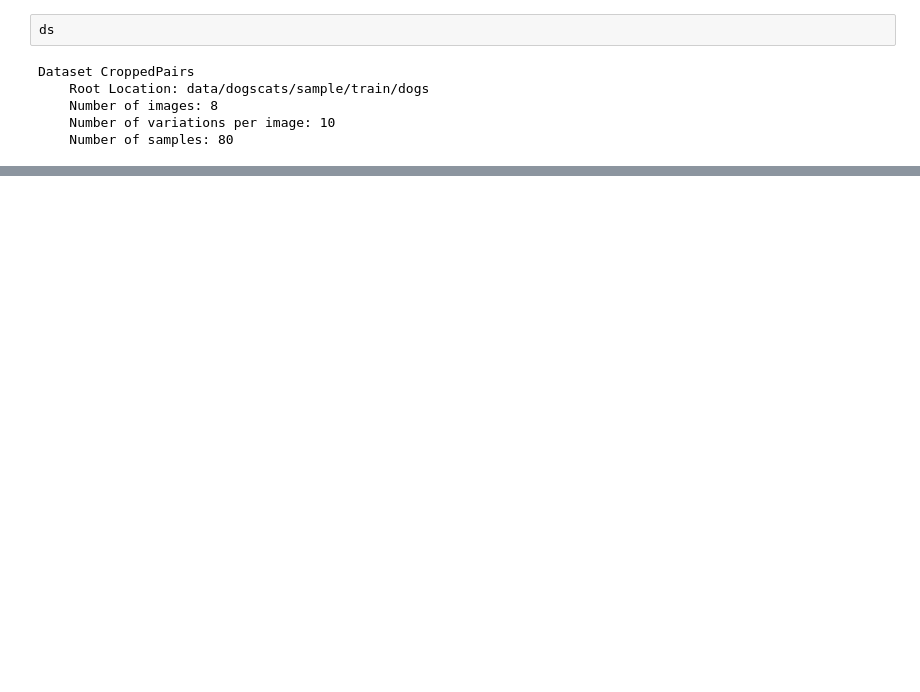
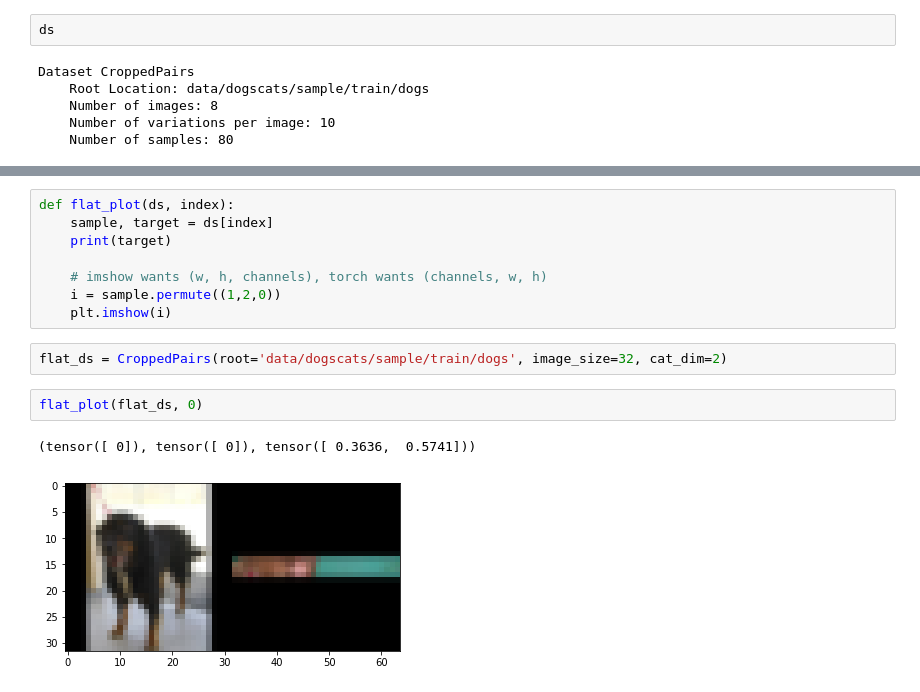
Before and after one commit to davidlmorton/crop-detection, a Jupyter notebook: dataset.ipynb, the cells around one changed output, grey strips where cells are left out. Cells and saved outputs as stored; diff of their text form; blank space fills up the shorter version.

```diff
--- a/dataset.ipynb
+++ b/dataset.ipynb
@@ -219,0 +225,15 @@ IndexError: Index 80 out of range [0-79]
+# %%
+def flat_plot(ds, index):
+    sample, target = ds[index]
+    print(target)
+
+    # imshow wants (w, h, channels), torch wants (channels, w, h)
+    i = sample.permute((1,2,0))
+    plt.imshow(i)
+# %%
+flat_ds = CroppedPairs(root='data/dogscats/sample/train/dogs', image_size=32, cat_dim=2)
+# %%
+flat_plot(flat_ds, 0)
+# %% [output]
+(tensor([ 0]), tensor([ 0]), tensor([ 0.3636,  0.5741]))
+[figure, added]
```
Also changed, not shown: parts of 7 cells of this notebook, 1 other file.
